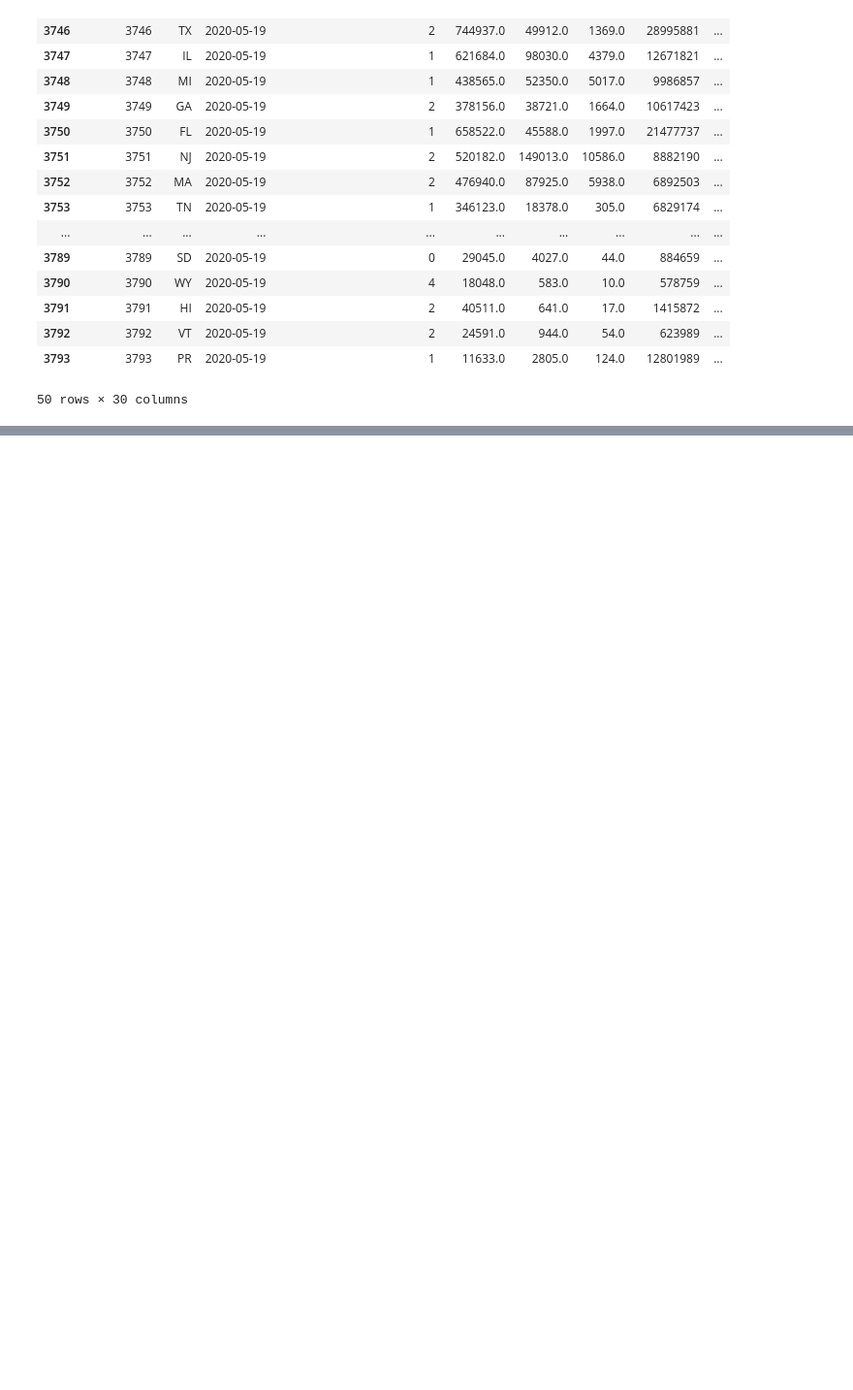
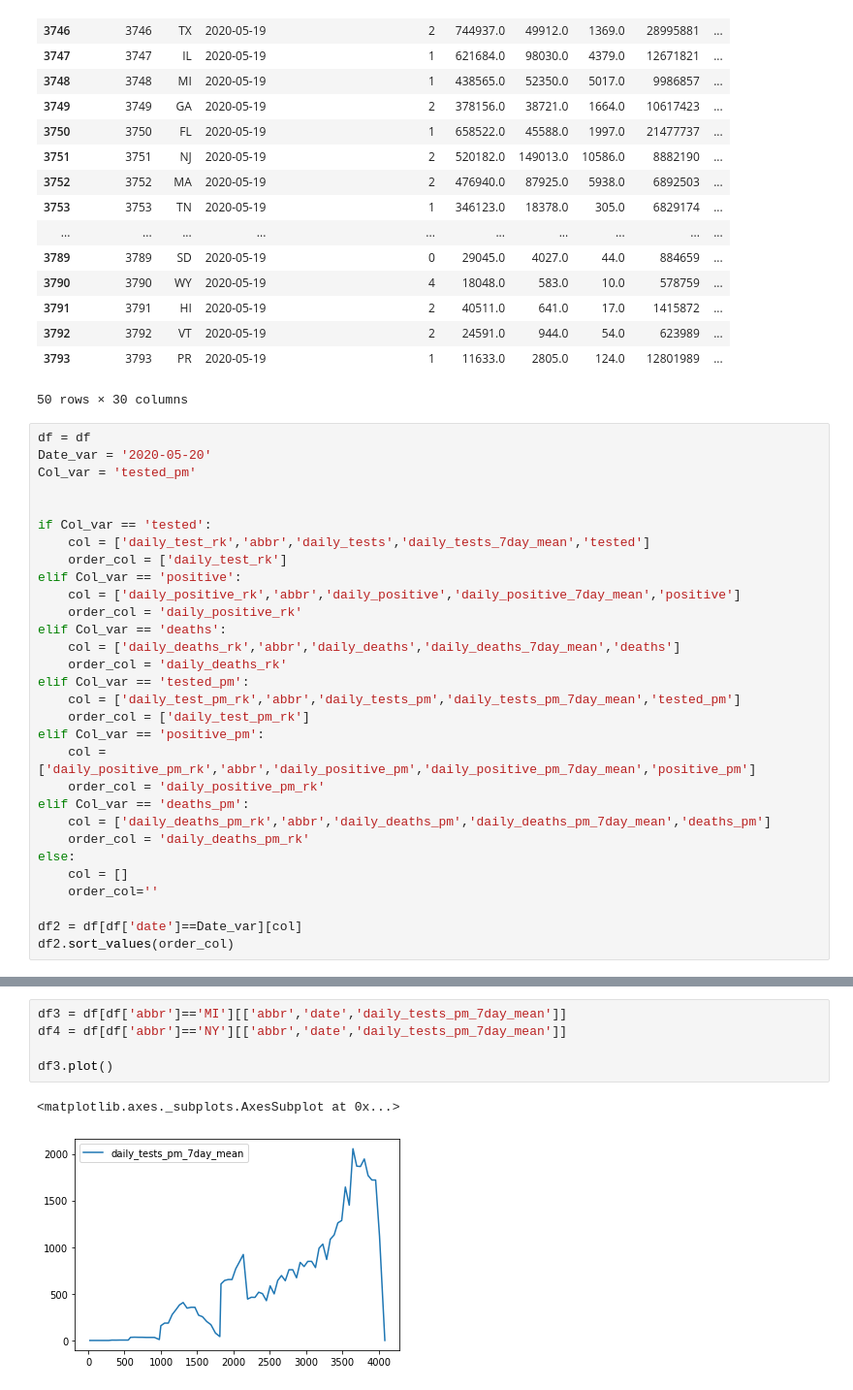
Before and after one commit to r0bert8841/simplec19dashboard, a Jupyter notebook: create_visualizations.ipynb, the cells around one changed output, grey strips where cells are left out. Shown at 97% size. Drawn from its saved outputs; the diff is of its cells as text; blank space fills up the shorter version.

```diff
--- a/create_visualizations.ipynb
+++ b/create_visualizations.ipynb
@@ -57,3 +57,33 @@ df[df['date'] == '2020-05-19'].head(50)
 | 3792 | 3792 | VT | 2020-05-19 | 2 | 24591.0 | 944.0 | 54.0 | 623989 | ... |
 | 3793 | 3793 | PR | 2020-05-19 | 1 | 11633.0 | 2805.0 | 124.0 | 12801989 | ... |
 50 rows × 30 columns
+# %%
+df = df
+Date_var = '2020-05-20'
+Col_var = 'tested_pm'
+
+
+if Col_var == 'tested':
+    col = ['daily_test_rk','abbr','daily_tests','daily_tests_7day_mean','tested']
+    order_col = ['daily_test_rk']
+elif Col_var == 'positive':
+    col = ['daily_positive_rk','abbr','daily_positive','daily_positive_7day_mean','positive']
+    order_col = 'daily_positive_rk'
+elif Col_var == 'deaths':
+    col = ['daily_deaths_rk','abbr','daily_deaths','daily_deaths_7day_mean','deaths']
+    order_col = 'daily_deaths_rk'
+elif Col_var == 'tested_pm':
+    col = ['daily_test_pm_rk','abbr','daily_tests_pm','daily_tests_pm_7day_mean','tested_pm']
+    order_col = ['daily_test_pm_rk']
+elif Col_var == 'positive_pm':
+    col = ['daily_positive_pm_rk','abbr','daily_positive_pm','daily_positive_pm_7day_mean','positive_pm']
+    order_col = 'daily_positive_pm_rk'
+elif Col_var == 'deaths_pm':
+    col = ['daily_deaths_pm_rk','abbr','daily_deaths_pm','daily_deaths_pm_7day_mean','deaths_pm']
+    order_col = 'daily_deaths_pm_rk'
+else:
+    col = []
+    order_col=''
+
+df2 = df[df['date']==Date_var][col]
+df2.sort_values(order_col)
@@ -59,0 +108,8 @@ df[df['date'] == '2020-05-19'].head(50)
+# %%
+df3 = df[df['abbr']=='MI'][['abbr','date','daily_tests_pm_7day_mean']]
+df4 = df[df['abbr']=='NY'][['abbr','date','daily_tests_pm_7day_mean']]
+
+df3.plot()
+# %% [output]
+<matplotlib.axes._subplots.AxesSubplot at 0x...>
+[figure, added]
```
Also changed, not shown: parts of 2 cells of this notebook, 5 other files.
